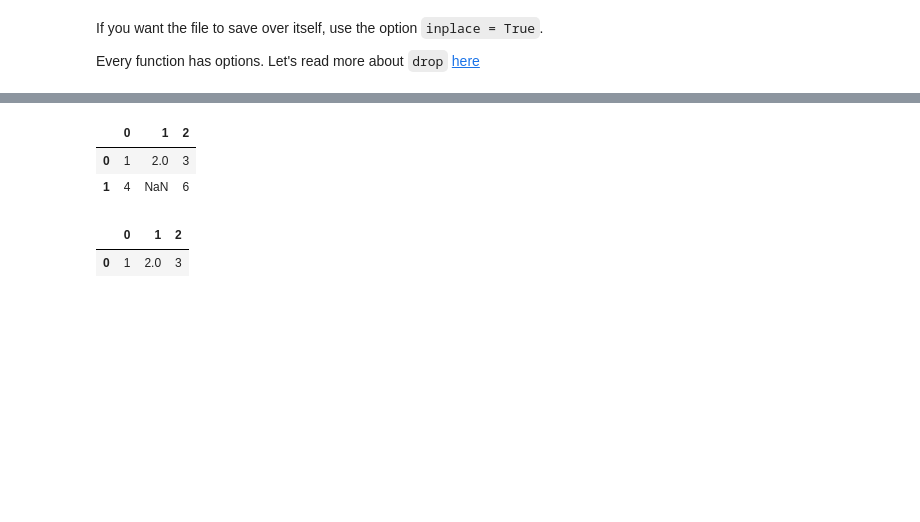
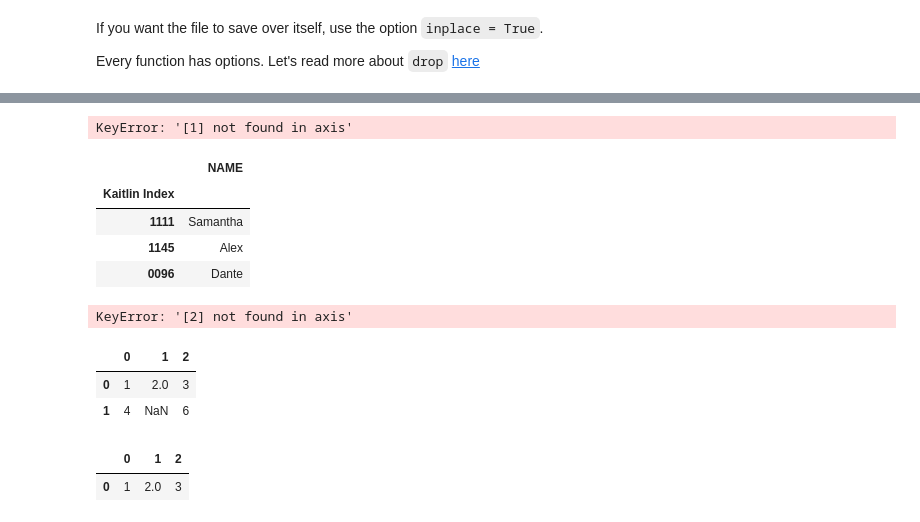
Before and after one commit to kcahlers/hbs-ds-060120, a Jupyter notebook: module-1/day-5-pandas-1/pandas-1-kca.ipynb, the cells around one changed output, grey strips where cells are left out. Cells and saved outputs as stored; diff of their text form; code cells hidden in the pictures; blank space fills up the shorter version.

```diff
--- a/module-1/day-5-pandas-1/pandas-1-kca.ipynb
+++ b/module-1/day-5-pandas-1/pandas-1-kca.ipynb
@@ -511,6 +521,23 @@ Every function has options. Let's read more about `drop` [here](https://pandas.p
+# %%
+students_df = students_df.drop([1],axis=0)
+b
+# %% [output]
+KeyError: '[1] not found in axis'
 # %%
-# also students_df = students_df.drop([1],axis=0)
-#students_df.index = students_df.index.rename('Kaitlin Index')
+students_df.index = students_df.index.rename('Kaitlin Index')
+# %%
+students_df
+# %% [output]
+|  | NAME |
+| Kaitlin Index |  |
+| 1111 | Samantha |
+| 1145 | Alex |
+| 0096 | Dante |
+# %%
+students_df.drop([2],axis=0)
+# i dont really understand why this is throwing an error today
+# %% [output]
+KeyError: '[2] not found in axis'
 # %%
 my_df = pd.DataFrame([[1,2,3],[4,None,6]])
 my_df
```
Also changed, not shown: parts of 10 cells of this notebook, 6 other files.
